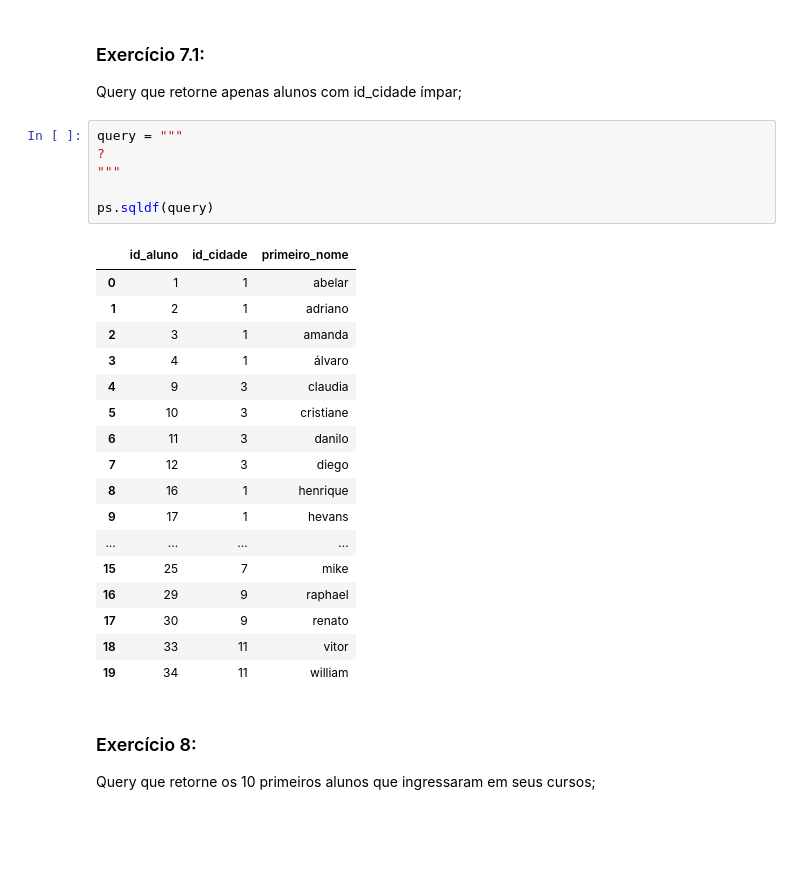
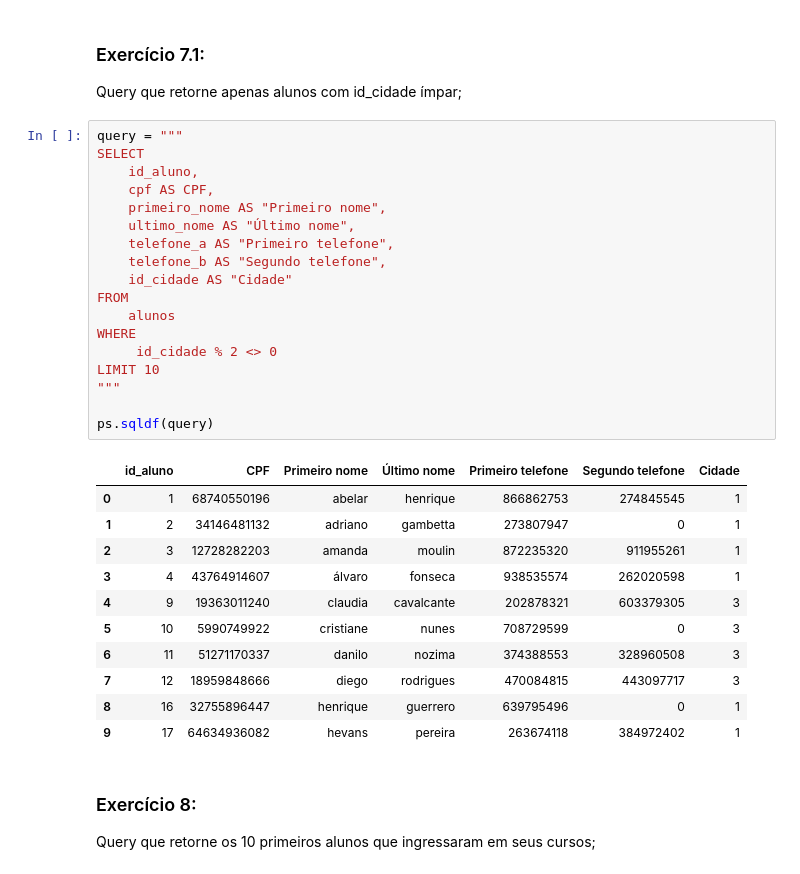
Before and after one commit to carolinarutililima/ADA_Santander, a Jupyter notebook: Banco de Dados I/aula_5.ipynb, the cells around one changed output. Cells and saved outputs as stored; diff of their text form; blank space fills up the shorter version.

```diff
--- a/Banco de Dados I/aula_5.ipynb
+++ b/Banco de Dados I/aula_5.ipynb
@@ -776,30 +878,36 @@ ps.sqldf(query)
 ### Exercício 7.1:
 
 Query que retorne apenas alunos com id_cidade ímpar;
-# %%
-query = """
-?
-"""
-
-ps.sqldf(query)
-# %% [output]
-|  | id_aluno | id_cidade | primeiro_nome |
-| 0 | 1 | 1 | abelar |
-| 1 | 2 | 1 | adriano |
-| 2 | 3 | 1 | amanda |
-| 3 | 4 | 1 | álvaro |
-| 4 | 9 | 3 | claudia |
-| 5 | 10 | 3 | cristiane |
-| 6 | 11 | 3 | danilo |
-| 7 | 12 | 3 | diego |
-| 8 | 16 | 1 | henrique |
-| 9 | 17 | 1 | hevans |
-| ... | ... | ... | ... |
-| 15 | 25 | 7 | mike |
-| 16 | 29 | 9 | raphael |
-| 17 | 30 | 9 | renato |
-| 18 | 33 | 11 | vitor |
-| 19 | 34 | 11 | william |
+# %%
+query = """
+SELECT
+    id_aluno,
+    cpf AS CPF,
+    primeiro_nome AS "Primeiro nome",
+    ultimo_nome AS "Último nome",
+    telefone_a AS "Primeiro telefone",
+    telefone_b AS "Segundo telefone",
+    id_cidade AS "Cidade"
+FROM
+    alunos
+WHERE
+     id_cidade % 2 <> 0
+LIMIT 10
+"""
+
+ps.sqldf(query)
+# %% [output]
+|  | id_aluno | CPF | Primeiro nome | Último nome | Primeiro telefone | Segundo telefone | Cidade |
+| 0 | 1 | 68740550196 | abelar | henrique | 866862753 | 274845545 | 1 |
+| 1 | 2 | 34146481132 | adriano | gambetta | 273807947 | 0 | 1 |
+| 2 | 3 | 12728282203 | amanda | moulin | 872235320 | 911955261 | 1 |
+| 3 | 4 | 43764914607 | álvaro | fonseca | 938535574 | 262020598 | 1 |
+| 4 | 9 | 19363011240 | claudia | cavalcante | 202878321 | 603379305 | 3 |
+| 5 | 10 | 5990749922 | cristiane | nunes | 708729599 | 0 | 3 |
+| 6 | 11 | 51271170337 | danilo | nozima | 374388553 | 328960508 | 3 |
+| 7 | 12 | 18959848666 | diego | rodrigues | 470084815 | 443097717 | 3 |
+| 8 | 16 | 32755896447 | henrique | guerrero | 639795496 | 0 | 1 |
+| 9 | 17 | 64634936082 | hevans | pereira | 263674118 | 384972402 | 1 |
 # %% [markdown]
 ### Exercício 8:
 
```
Also changed, not shown: parts of 25 cells of this notebook.
